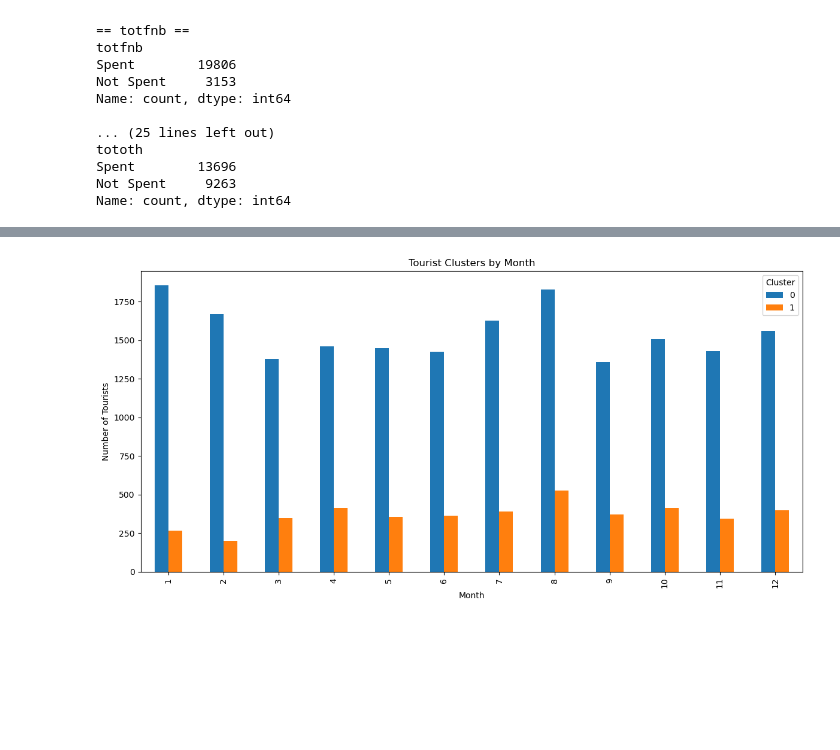
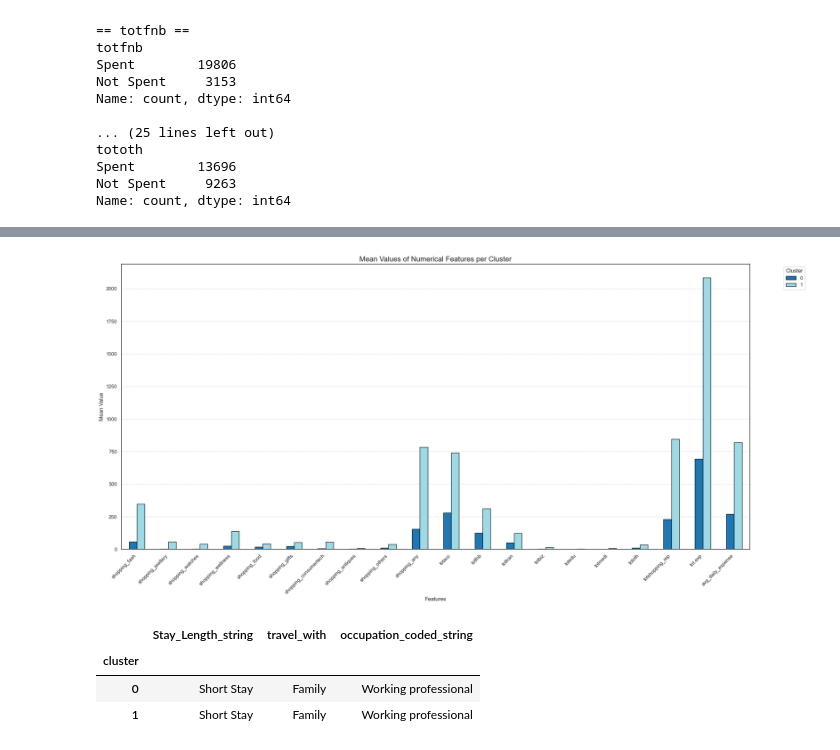
Before and after one commit to alvinhh01/Tourism, a Jupyter notebook: Datafile2.ipynb, the cells around one changed output, grey strips where cells are left out. Cells and saved outputs as stored; diff of their text form; code cells hidden in the pictures; blank space fills up the shorter version.

```diff
--- a/Datafile2.ipynb
+++ b/Datafile2.ipynb
@@ -1435,7 +1622,3 @@ K=10 → Silhouette Score = 0.1189
-# %%
-# Run KMeans again with the best K
-final_kmeans = KMeans(n_clusters=2, random_state=42)
-cluster_labels = final_kmeans.fit_predict(X_scaled)
-
-# Add the cluster labels to your original (non-scaled) DataFrame
-df_cleaned2['cluster'] = cluster_labels
+# %%
+# Assign cluster labels back to original dataframe
+df_cleaned2['cluster'] = clusters
@@ -1441,0 +1632,9 @@ df_cleaned2['cluster'] = cluster_labels
+# %%
+# Group by cluster and calculate means for numerical features
+cluster_means = df_cleaned2.groupby('cluster')[numerical_columns].mean()
+
+# Round decimals for readability
+cluster_means = cluster_means.round(2)
+
+# Display the table
+print(cluster_means)
@@ -1454,12 +1666,32 @@ df_cleaned2.groupby('cluster')[['shopping_fash', 'shopping_jewllery', 'shopping_
 # %%
-# Count of tourists by cluster and month
-df_cleaned.groupby(['cluster', 'month']).size().unstack().T.plot(kind='bar', figsize=(12, 6))
+import matplotlib.pyplot as plt
 
-plt.title('Tourist Clusters by Month')
-plt.xlabel('Month')
-plt.ylabel('Number of Tourists')
-plt.legend(title='Cluster')
+# Transpose the table for better visualization
+cluster_means.T.plot(
+    kind='bar',
+    figsize=(22, 11),
+    colormap='tab20',
+    edgecolor='black'
+)
+
+# Customize the plot
+plt.title('Mean Values of Numerical Features per Cluster', fontsize=16)
+plt.ylabel('Mean Value', fontsize=12)
+plt.xlabel('Features', fontsize=12)
+plt.xticks(rotation=45, ha='right')
+plt.legend(title='Cluster', bbox_to_anchor=(1.05, 1), loc='upper left')
+plt.grid(axis='y', linestyle='--', alpha=0.7)
 plt.tight_layout()
+
+# Save the figure (optional)
+plt.savefig('cluster_means.png', dpi=300, bbox_inches='tight')
 plt.show()
 # %% [output]
-[figure, old version]
+[figure, new version]
+# %%
+df_cleaned2.groupby('cluster')[categorical_columns].agg(lambda x: x.mode()[0])
+# %% [output]
+|  | Stay_Length_string | travel_with | occupation_coded_string |
+| cluster |  |  |  |
+| 0 | Short Stay | Family | Working professional |
+| 1 | Short Stay | Family | Working professional |
```
Also changed, not shown: parts of 39 cells of this notebook.
